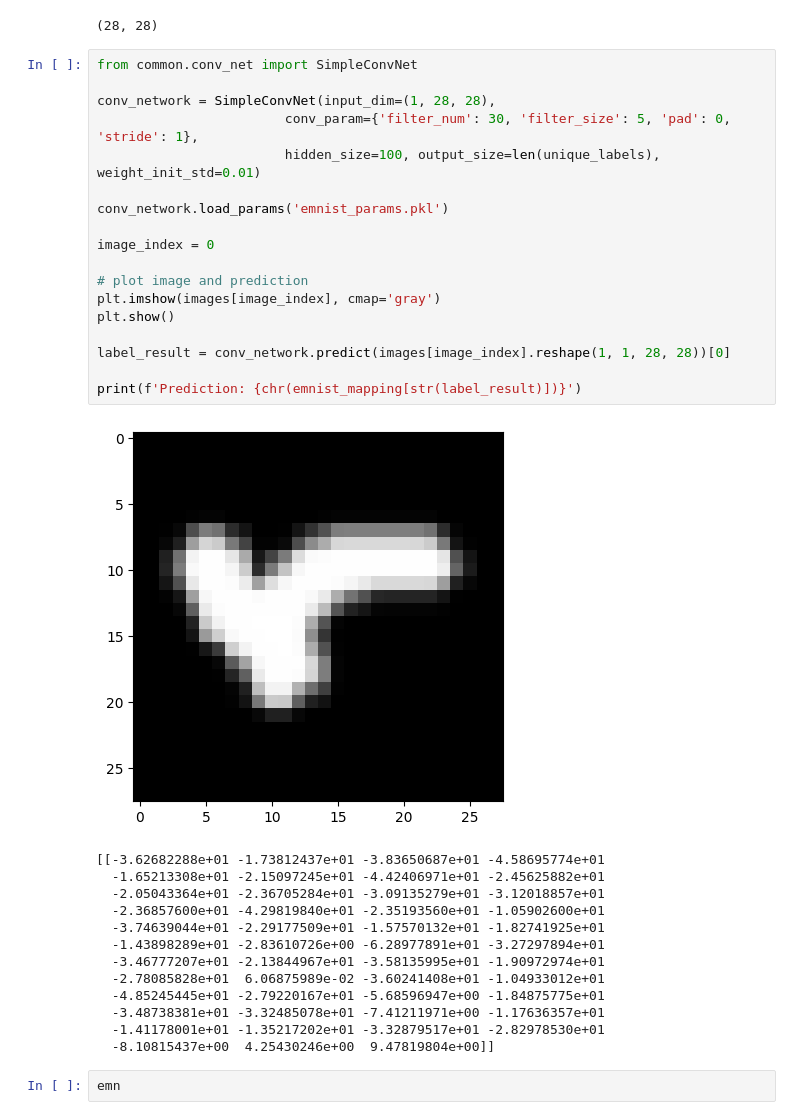
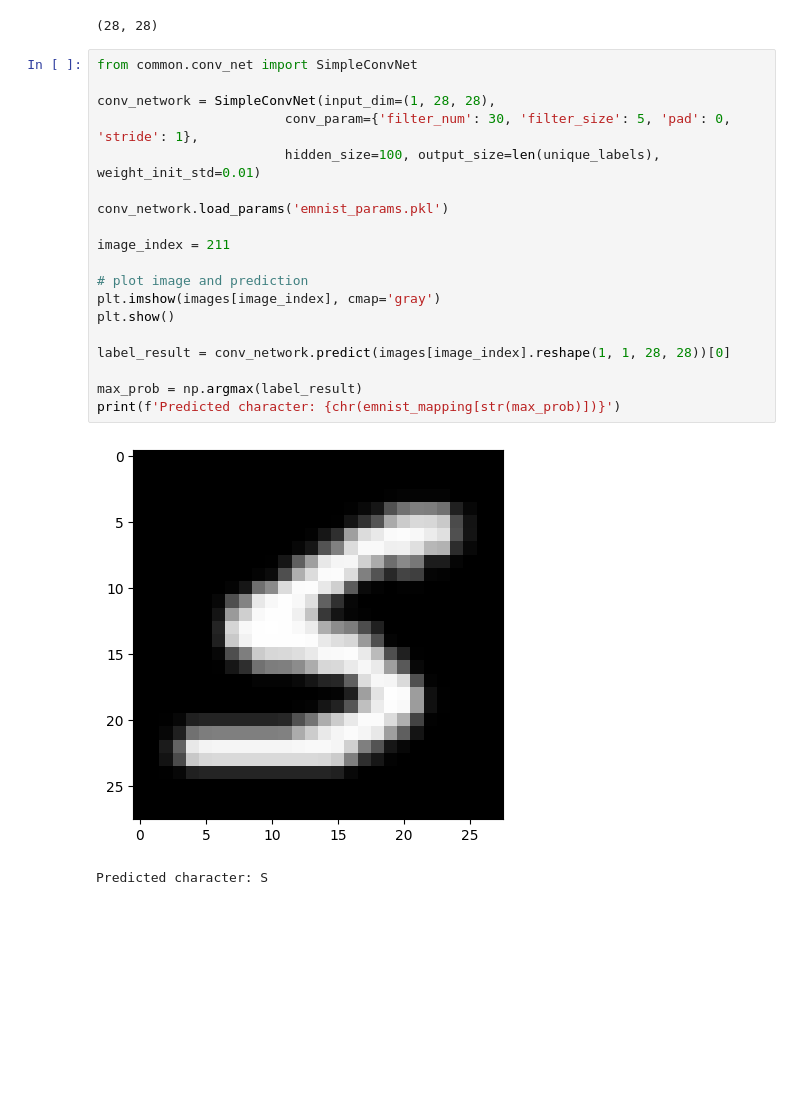
Before and after one commit to hunkim98/pixel_font, a Jupyter notebook: test_params.ipynb, the cells around one changed output. Cells and saved outputs as stored; diff of their text form; blank space fills up the shorter version.

```diff
--- a/test_params.ipynb
+++ b/test_params.ipynb
@@ -39,34 +39,22 @@ print(images[0].shape)
 # %%
 from common.conv_net import SimpleConvNet
 
 conv_network = SimpleConvNet(input_dim=(1, 28, 28),
                         conv_param={'filter_num': 30, 'filter_size': 5, 'pad': 0, 'stride': 1},
                         hidden_size=100, output_size=len(unique_labels), weight_init_std=0.01)
 
 conv_network.load_params('emnist_params.pkl')
 
-image_index = 0
+image_index = 211
 
 # plot image and prediction
 plt.imshow(images[image_index], cmap='gray')
 plt.show()
 
 label_result = conv_network.predict(images[image_index].reshape(1, 1, 28, 28))[0]
 
-print(f'Prediction: {chr(emnist_mapping[str(label_result)])}')
+max_prob = np.argmax(label_result)
+print(f'Predicted character: {chr(emnist_mapping[str(max_prob)])}')
 # %% [output]
-[figure, old version]
+[figure, new version]
-[[-3.62682288e+01 -1.73812437e+01 -3.83650687e+01 -4.58695774e+01
-  -1.65213308e+01 -2.15097245e+01 -4.42406971e+01 -2.45625882e+01
-  -2.05043364e+01 -2.36705284e+01 -3.09135279e+01 -3.12018857e+01
-  -2.36857600e+01 -4.29819840e+01 -2.35193560e+01 -1.05902600e+01
-  -3.74639044e+01 -2.29177509e+01 -1.57570132e+01 -1.82741925e+01
-  -1.43898289e+01 -2.83610726e+00 -6.28977891e+01 -3.27297894e+01
-  -3.46777207e+01 -2.13844967e+01 -3.58135995e+01 -1.90972974e+01
-  -2.78085828e+01  6.06875989e-02 -3.60241408e+01 -1.04933012e+01
-  -4.85245445e+01 -2.79220167e+01 -5.68596947e+00 -1.84875775e+01
-  -3.48738381e+01 -3.32485078e+01 -7.41211971e+00 -1.17636357e+01
-  -1.41178001e+01 -1.35217202e+01 -3.32879517e+01 -2.82978530e+01
-  -8.10815437e+00  4.25430246e+00  9.47819804e+00]]
+Predicted character: S
-# %%
-emn
```
Also changed, not shown: 8 other files.
